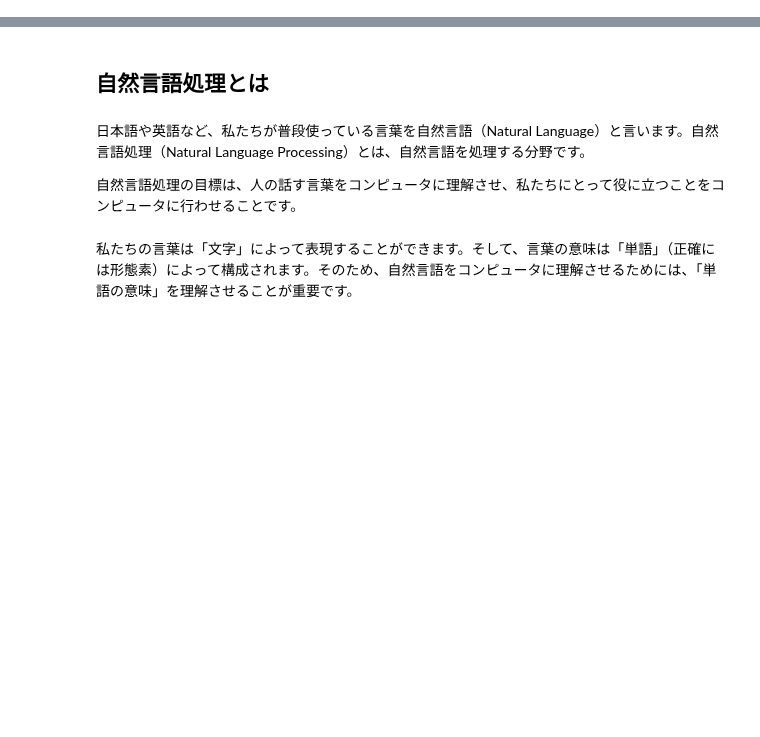
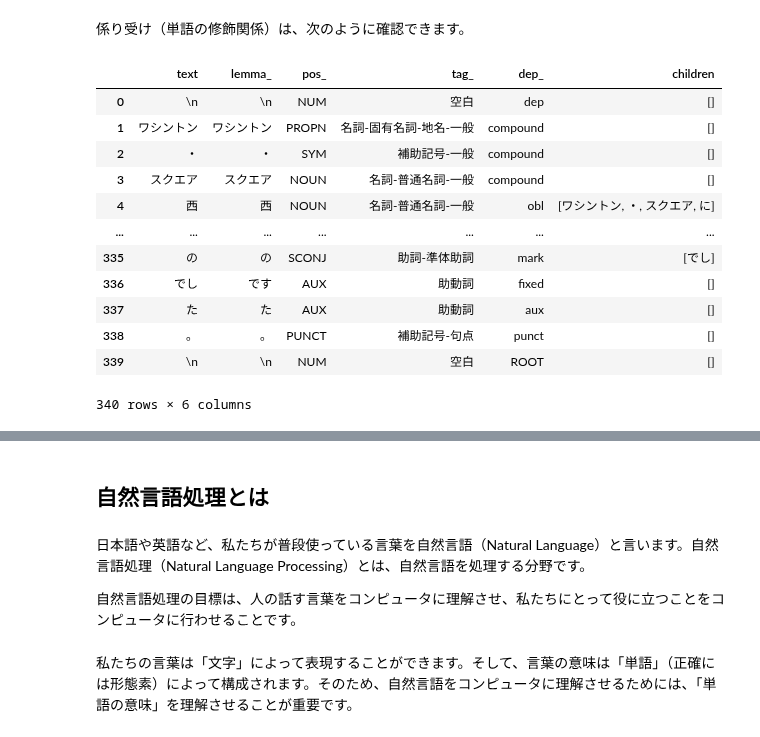
Before and after one commit to shinchu/dataviz-notebooks, a Jupyter notebook: week_5/intro-to-nlp.ipynb, the cells around one changed output, grey strips where cells are left out. Cells and saved outputs as stored; diff of their text form; code cells hidden in the pictures; blank space fills up the shorter version.

```diff
--- a/week_5/intro-to-nlp.ipynb
+++ b/week_5/intro-to-nlp.ipynb
@@ -8,0 +30,6 @@
+# %%
+text = """
+ワシントン・スクエア西にある小地区は、 道路が狂ったように入り組んでおり、 「プレース」と呼ばれる区域に小さく分かれておりました。 この「プレース」は不可思議な角度と曲線を描いており、 一、二回自分自身と交差している通りがあるほどでした。 かつて、ある画家は、この通りが貴重な可能性を持っていることを発見しました。 例えば絵や紙やキャンバスの請求書を手にした取り立て屋を考えてみてください。 取り立て屋は、この道を歩き回ったあげく、 ぐるりと元のところまで戻ってくるに違いありません。 一セントも取り立てることができずにね。
+それで、芸術家たちはまもなく、奇妙で古いグリニッチ・ヴィレッジへとやってきました。 そして、北向きの窓と十八世紀の切り妻とオランダ風の屋根裏部屋と安い賃貸料を探してうろついたのです。 やがて、彼らは しろめ製のマグやこんろ付き卓上なべを一、二個、六番街から持ち込み、 「コロニー」を形成することになりました。
+ずんぐりした三階建ての煉瓦造りの最上階では、スーとジョンジーがアトリエを持っていました。 「ジョンジー」はジョアンナの愛称です。 スーはメイン州の、ジョンジーはカリフォルニア州の出身でした。 二人は八番街の「デルモニコの店」の定食で出会い、 芸術と、チコリーのサラダと、ビショップ・スリーブの趣味がぴったりだとわかって、 共同のアトリエを持つことになったのでした。
+"""
@@ -8,0 +59,13 @@
+# %%
+# ライブラリのインポート
+import spacy
+
+# 日本語モデルのロード
+nlp = spacy.load("ja_ginza")
+
+# 解析
+doc = nlp(text)
+
+# 結果の確認
+for token in doc:
+    print(token)
@@ -8,0 +92,3 @@
+# %%
+for token in doc:
+    print(f"{token}\t{token.lemma_}\t{token.pos_}\t{token.tag_}")
@@ -8,0 +113,31 @@
+# %% [markdown]
+係り受け（単語の修飾関係）は、次のように確認できます。
+# %%
+import pandas as pd
+
+# 解析結果をpandasのDataFrameに入れる
+
+df = pd.DataFrame({
+    "text": token.text,
+    "lemma_": token.lemma_,
+    "pos_": token.pos_,
+    "tag_": token.tag_,
+    "dep_": token.dep_,
+    "children": list(token.children)
+} for token in doc)
+# %%
+df
+# %% [output]
+|  | text | lemma_ | pos_ | tag_ | dep_ | children |
+| 0 | \n | \n | NUM | 空白 | dep | [] |
+| 1 | ワシントン | ワシントン | PROPN | 名詞-固有名詞-地名-一般 | compound | [] |
+| 2 | ・ | ・ | SYM | 補助記号-一般 | compound | [] |
+| 3 | スクエア | スクエア | NOUN | 名詞-普通名詞-一般 | compound | [] |
+| 4 | 西 | 西 | NOUN | 名詞-普通名詞-一般 | obl | [ワシントン, ・, スクエア, に] |
+| ... | ... | ... | ... | ... | ... | ... |
+| 335 | の | の | SCONJ | 助詞-準体助詞 | mark | [でし] |
+| 336 | でし | です | AUX | 助動詞 | fixed | [] |
+| 337 | た | た | AUX | 助動詞 | aux | [] |
+| 338 | 。 | 。 | PUNCT | 補助記号-句点 | punct | [] |
+| 339 | \n | \n | NUM | 空白 | ROOT | [] |
+340 rows × 6 columns
```
Also changed, not shown: parts of 18 cells of this notebook, 2 other files.
